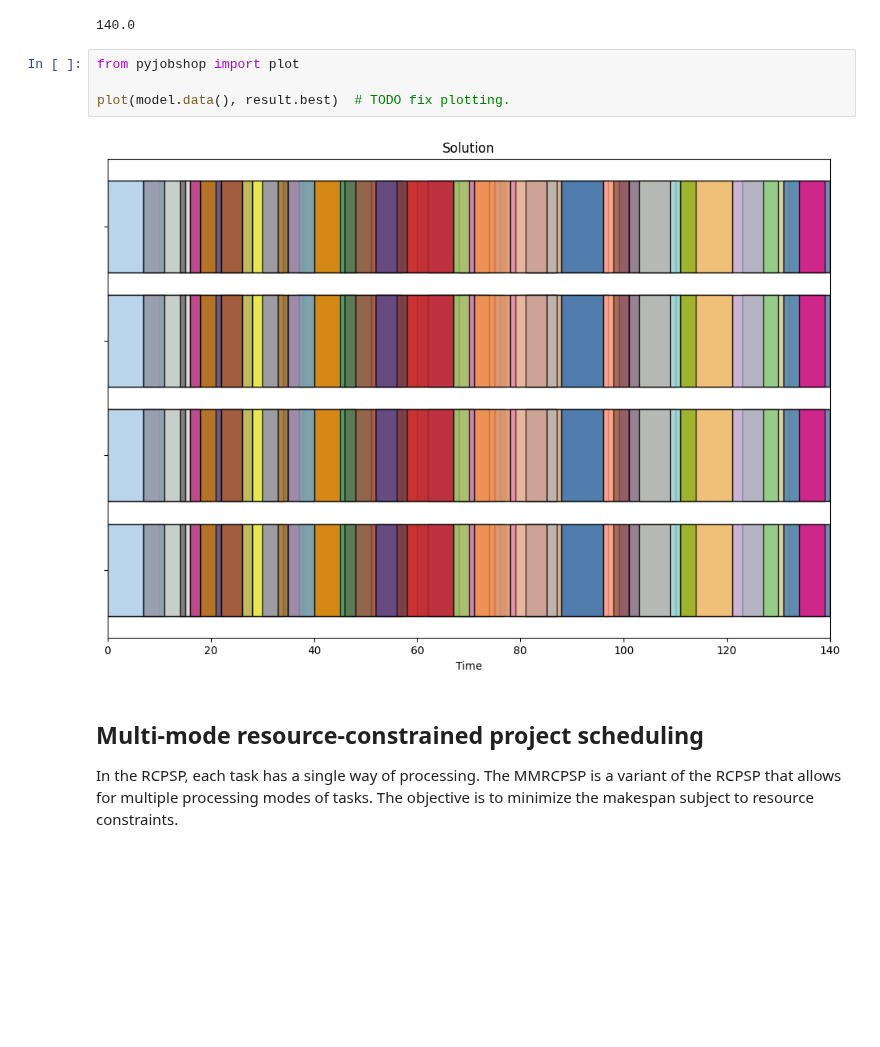
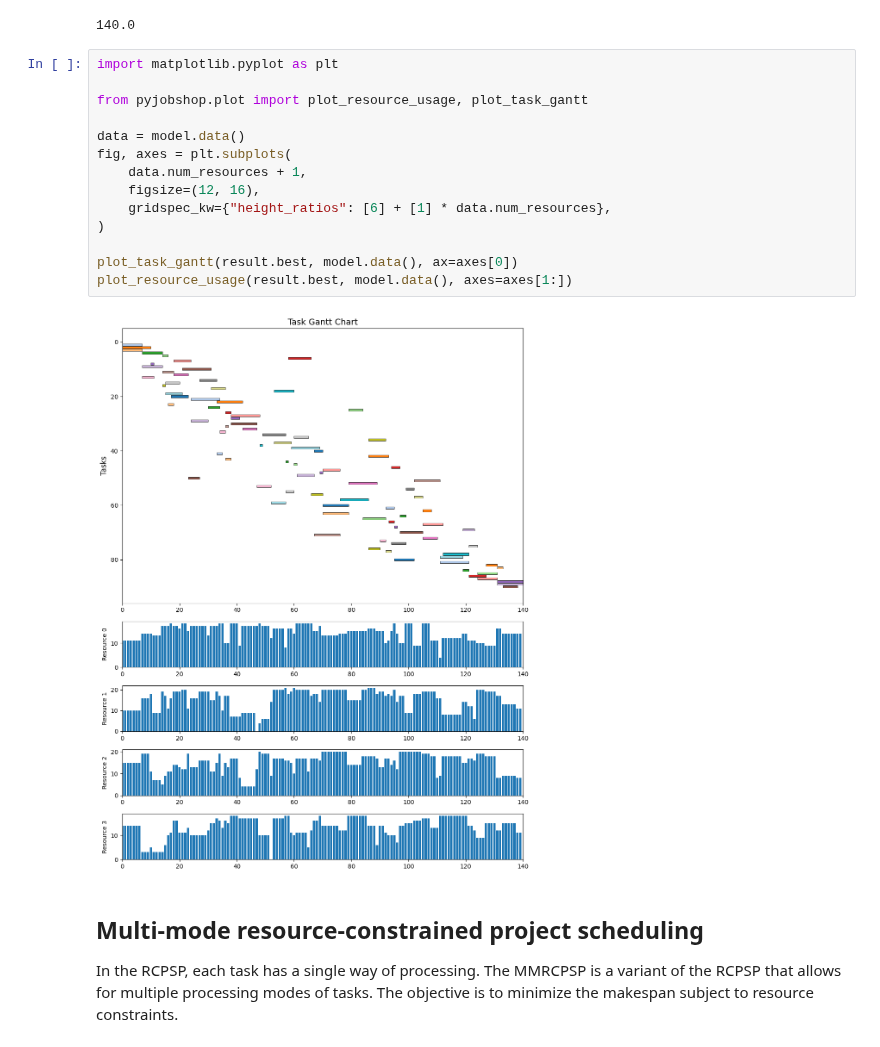
Before and after one commit to PyJobShop/PyJobShop, a Jupyter notebook: examples/project_scheduling.ipynb, the cells around one changed output. Saved outputs shown, nothing was run; the diff lists cells and outputs as text; blank space fills up the shorter version.

```diff
--- a/examples/project_scheduling.ipynb
+++ b/examples/project_scheduling.ipynb
@@ -136,12 +136,22 @@ result = model.solve(time_limit=5, display=False)
 result.objective
 # %% [output]
 140.0
-# %%
-from pyjobshop import plot
-
-plot(model.data(), result.best)  # TODO fix plotting.
-# %% [output]
-[figure, removed]
+# %%
+import matplotlib.pyplot as plt
+
+from pyjobshop.plot import plot_resource_usage, plot_task_gantt
+
+data = model.data()
+fig, axes = plt.subplots(
+    data.num_resources + 1,
+    figsize=(12, 16),
+    gridspec_kw={"height_ratios": [6] + [1] * data.num_resources},
+)
+
+plot_task_gantt(result.best, model.data(), ax=axes[0])
+plot_resource_usage(result.best, model.data(), axes=axes[1:])
+# %% [output]
+[figure, added]
 # %% [markdown]
 ## Multi-mode resource-constrained project scheduling
 
```
Also changed, not shown: parts of 2 cells of this notebook, 9 other files.
